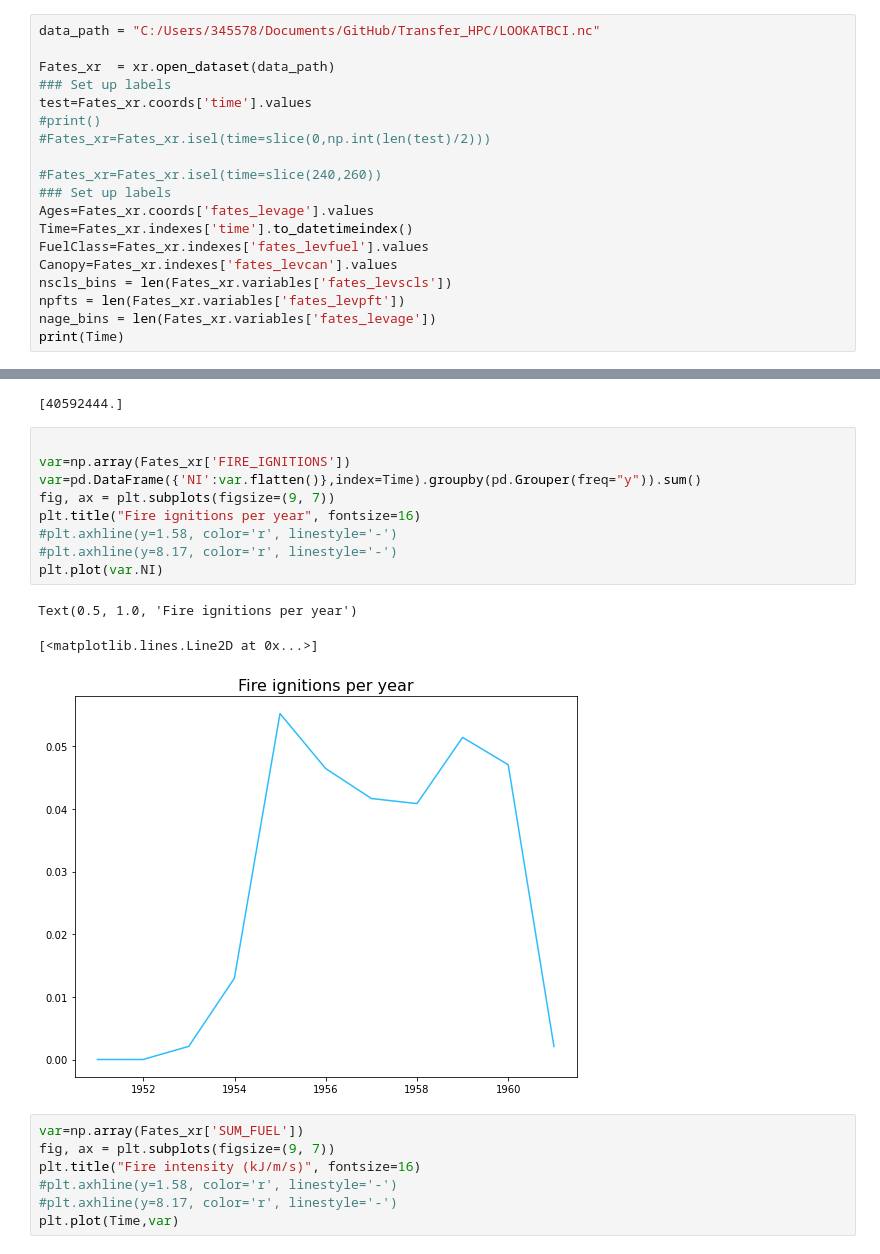
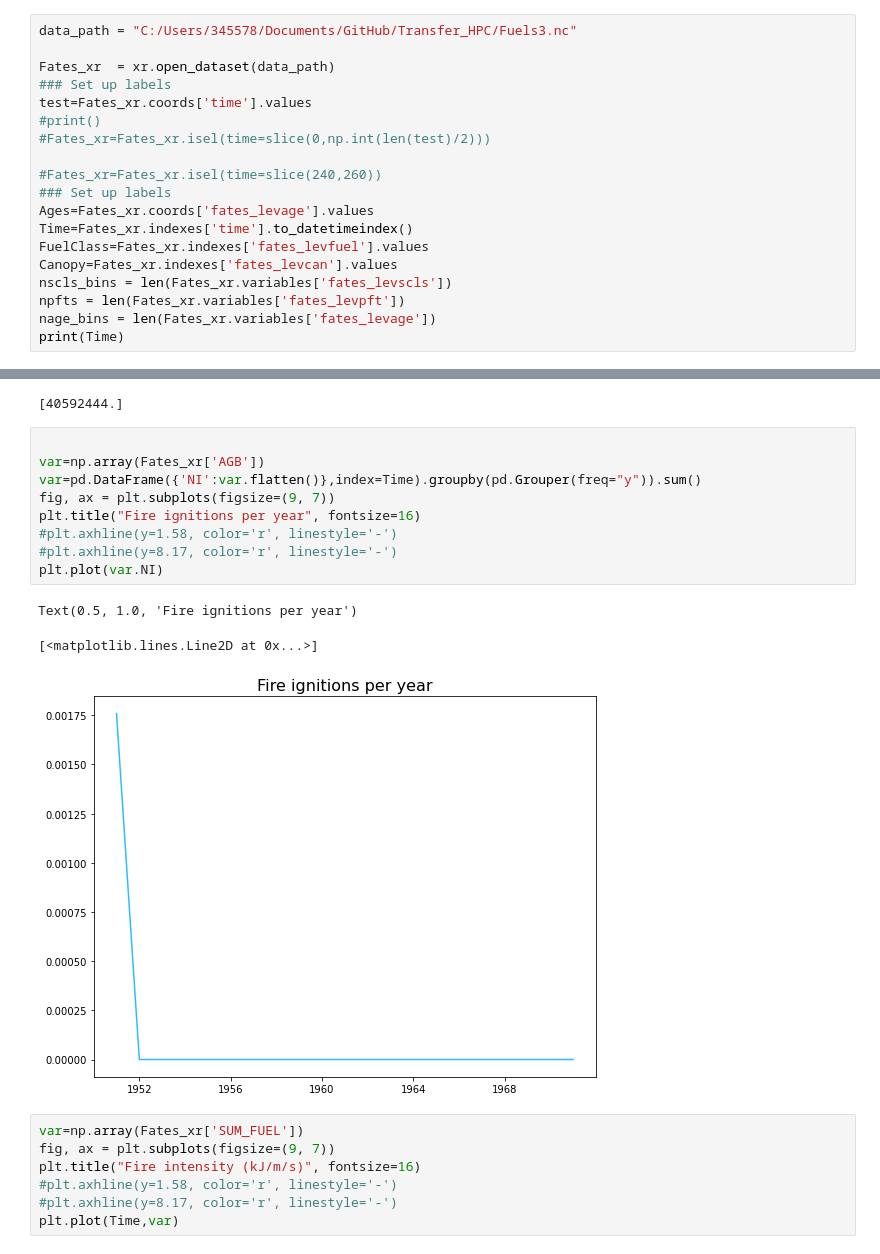
Before and after one commit to ZacharyRobbins/Transfer_HPC, a Jupyter notebook: Py_scripts/Spitfire Diag-Copy1.ipynb, the cells around one changed output, grey strips where cells are left out. Drawn from its saved outputs; the diff is of its cells as text.

```diff
--- a/Py_scripts/Spitfire Diag-Copy1.ipynb
+++ b/Py_scripts/Spitfire Diag-Copy1.ipynb
@@ -99,7 +99,7 @@ def plotterpft(data,PFT,titlelabel,xlabel,ylabel):
     ax.set_ylabel(ylabel, labelpad=15, fontsize=20, color="#333533");
     plt.legend(bbox_to_anchor=(1.04,1),prop={'size': 20})
 # %%
-data_path = "C:/Users/345578/Documents/GitHub/Transfer_HPC/LOOKATBCI.nc"
+data_path = "C:/Users/345578/Documents/GitHub/Transfer_HPC/Fuels3.nc"
 
 Fates_xr  = xr.open_dataset(data_path)
 ### Set up labels
@@ -226,17 +230,17 @@ print(var)
 [40592444.]
 # %%
 
-var=np.array(Fates_xr['FIRE_IGNITIONS'])
+var=np.array(Fates_xr['AGB'])
 var=pd.DataFrame({'NI':var.flatten()},index=Time).groupby(pd.Grouper(freq="y")).sum()
 fig, ax = plt.subplots(figsize=(9, 7))
 plt.title("Fire ignitions per year", fontsize=16)
 #plt.axhline(y=1.58, color='r', linestyle='-')
 #plt.axhline(y=8.17, color='r', linestyle='-')
 plt.plot(var.NI)
 # %% [output]
 Text(0.5, 1.0, 'Fire ignitions per year')
 [<matplotlib.lines.Line2D at 0x...>]
-[figure, old version]
+[figure, new version]
 # %%
 var=np.array(Fates_xr['SUM_FUEL'])
 fig, ax = plt.subplots(figsize=(9, 7))
```
Also changed, not shown: parts of 7 cells of this notebook, 23 other files.
